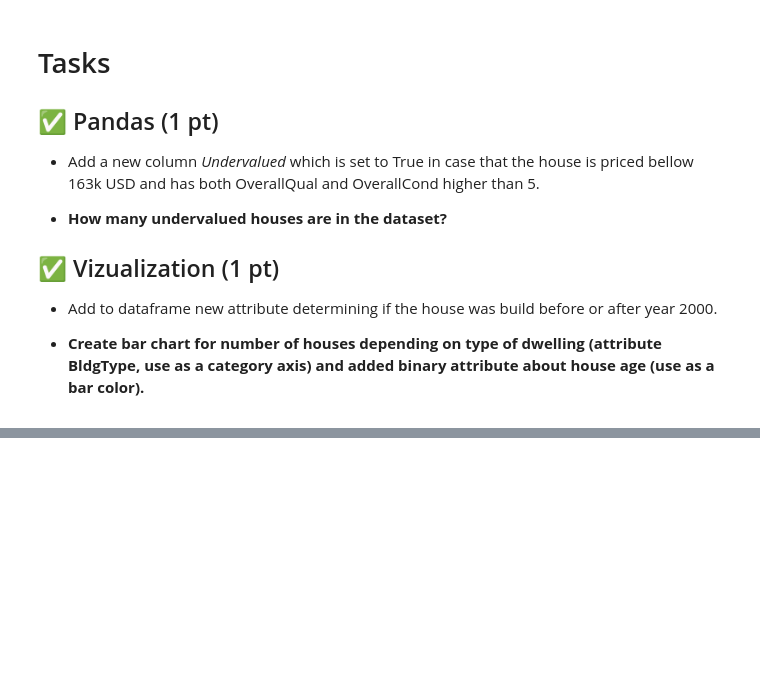
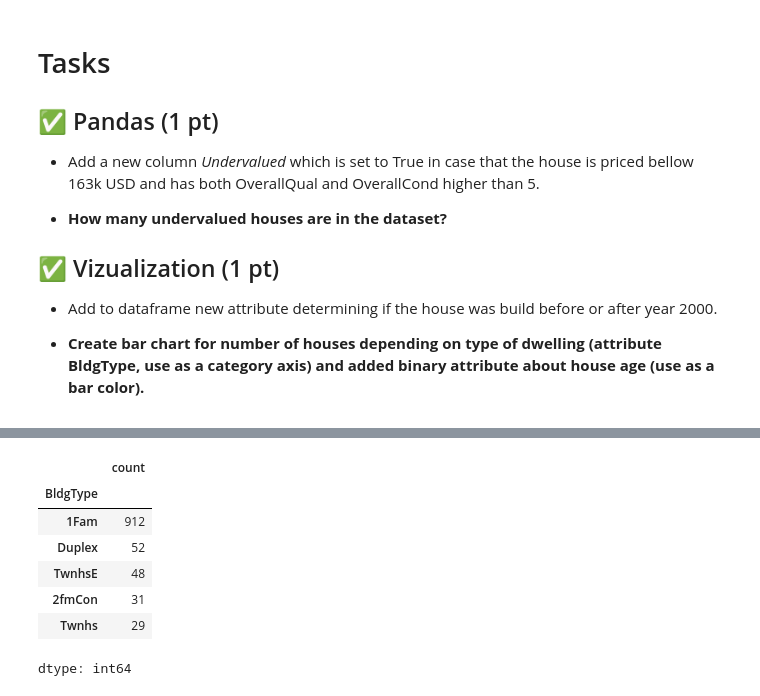
Before and after one commit to BloodyFace555666/ZSU, a Jupyter notebook: fml_01.ipynb, the cells around one changed output, grey strips where cells are left out. Drawn from its saved outputs; the diff is of its cells as text; code cells hidden in the pictures; blank space fills up the shorter version.

```diff
--- a/fml_01.ipynb
+++ b/fml_01.ipynb
@@ -559,0 +640,16 @@ Text(0, 0.5, 'Ground living area ($ft^2$)')
+# %%
+# Task 2
+df['BuiltBefore2000'] = df.YearBuilt < 2000
+#df.head(10)
+
+before2000 = df.loc[df.BuiltBefore2000 == True, :].BldgType.value_counts()
+before2000
+# %% [output]
+|  | count |
+| BldgType |  |
+| 1Fam | 912 |
+| Duplex | 52 |
+| TwnhsE | 48 |
+| 2fmCon | 31 |
+| Twnhs | 29 |
+dtype: int64
```
Also changed, not shown: parts of 13 cells of this notebook.
